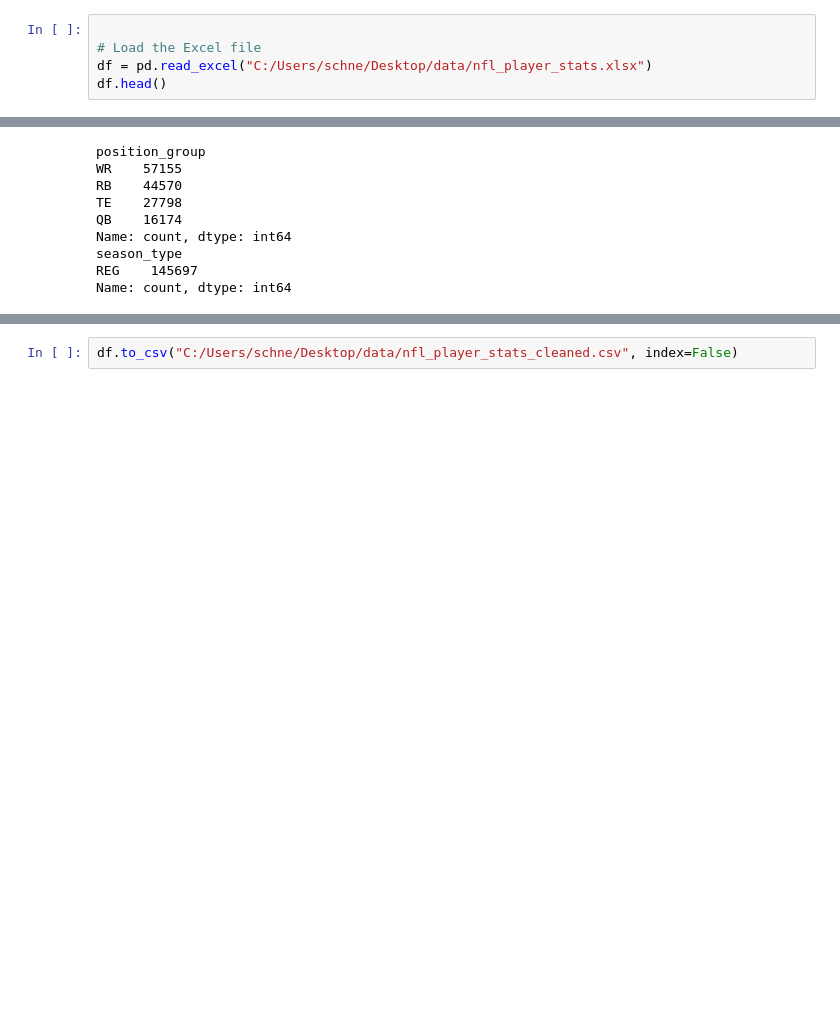
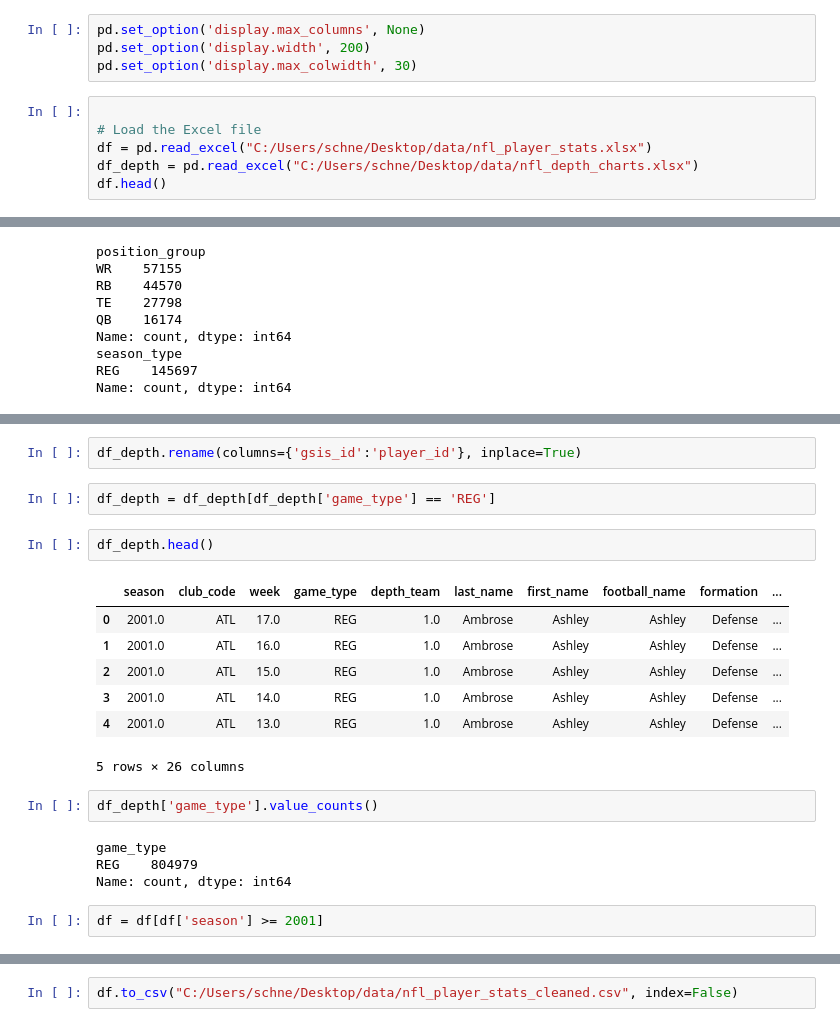
Before and after one commit to ben-gunnels/clairvoyent-raven-sports-analysis, a Jupyter notebook: src/notebooks/tim_data_exploration.ipynb, the cells around one changed output, grey strips where cells are left out. Cells and saved outputs as stored; diff of their text form; blank space fills up the shorter version.

```diff
--- a/src/notebooks/tim_data_exploration.ipynb
+++ b/src/notebooks/tim_data_exploration.ipynb
@@ -4,10 +4,15 @@ import numpy as np
 import matplotlib.pyplot as plt
 import seaborn as sns
 import os
+# %%
+pd.set_option('display.max_columns', None)
+pd.set_option('display.width', 200)
+pd.set_option('display.max_colwidth', 30)
 # %%
 
 # Load the Excel file
 df = pd.read_excel("C:/Users/schne/Desktop/data/nfl_player_stats.xlsx")
+df_depth = pd.read_excel("C:/Users/schne/Desktop/data/nfl_depth_charts.xlsx")
 df.head()
 # %% [output]
 |  | player_id | player_name | player_display_name | position | position_group | headshot_url | season | week | ... |
@@ -321,0 +335,22 @@ Name: count, dtype: int64
+# %%
+df_depth.rename(columns={'gsis_id':'player_id'}, inplace=True)
+# %%
+df_depth = df_depth[df_depth['game_type'] == 'REG']
+# %%
+df_depth.head()
+# %% [output]
+|  | season | club_code | week | game_type | depth_team | last_name | first_name | football_name | formation | ... |
+| 0 | 2001.0 | ATL | 17.0 | REG | 1.0 | Ambrose | Ashley | Ashley | Defense | ... |
+| 1 | 2001.0 | ATL | 16.0 | REG | 1.0 | Ambrose | Ashley | Ashley | Defense | ... |
+| 2 | 2001.0 | ATL | 15.0 | REG | 1.0 | Ambrose | Ashley | Ashley | Defense | ... |
+| 3 | 2001.0 | ATL | 14.0 | REG | 1.0 | Ambrose | Ashley | Ashley | Defense | ... |
+| 4 | 2001.0 | ATL | 13.0 | REG | 1.0 | Ambrose | Ashley | Ashley | Defense | ... |
+5 rows × 26 columns
+# %%
+df_depth['game_type'].value_counts()
+# %% [output]
+game_type
+REG    804979
+Name: count, dtype: int64
+# %%
+df = df[df['season'] >= 2001]
```
Also changed, not shown: parts of 33 cells of this notebook.
